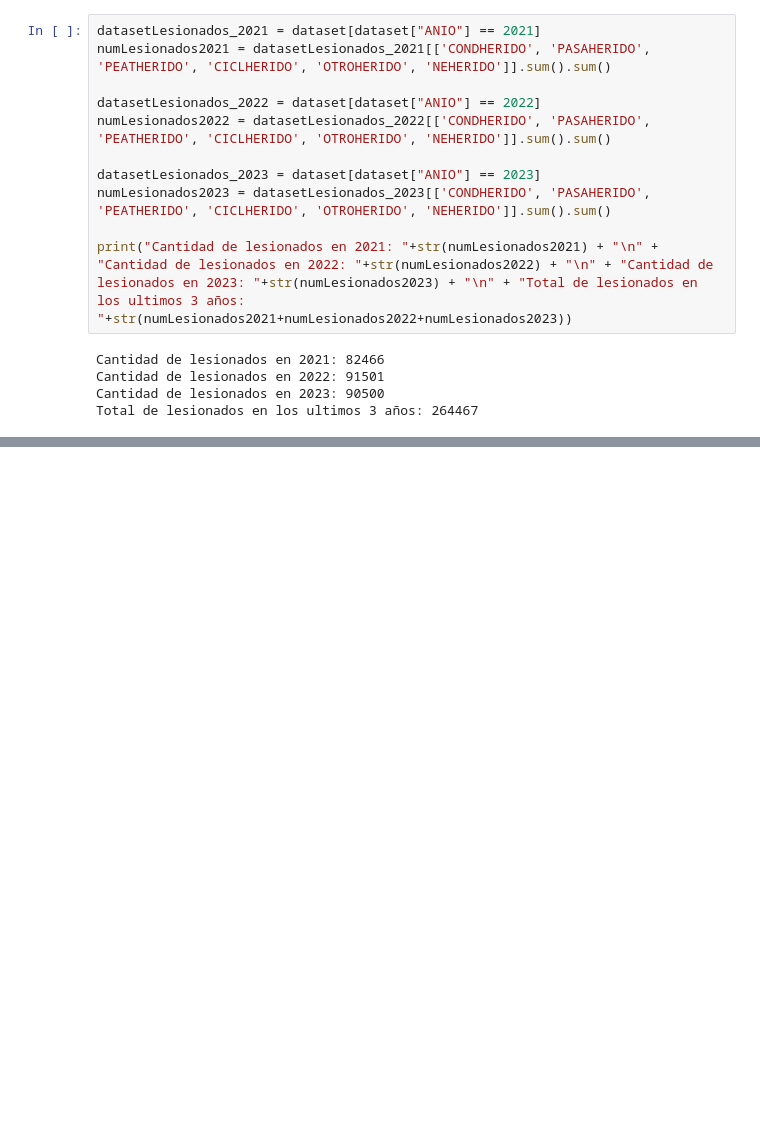
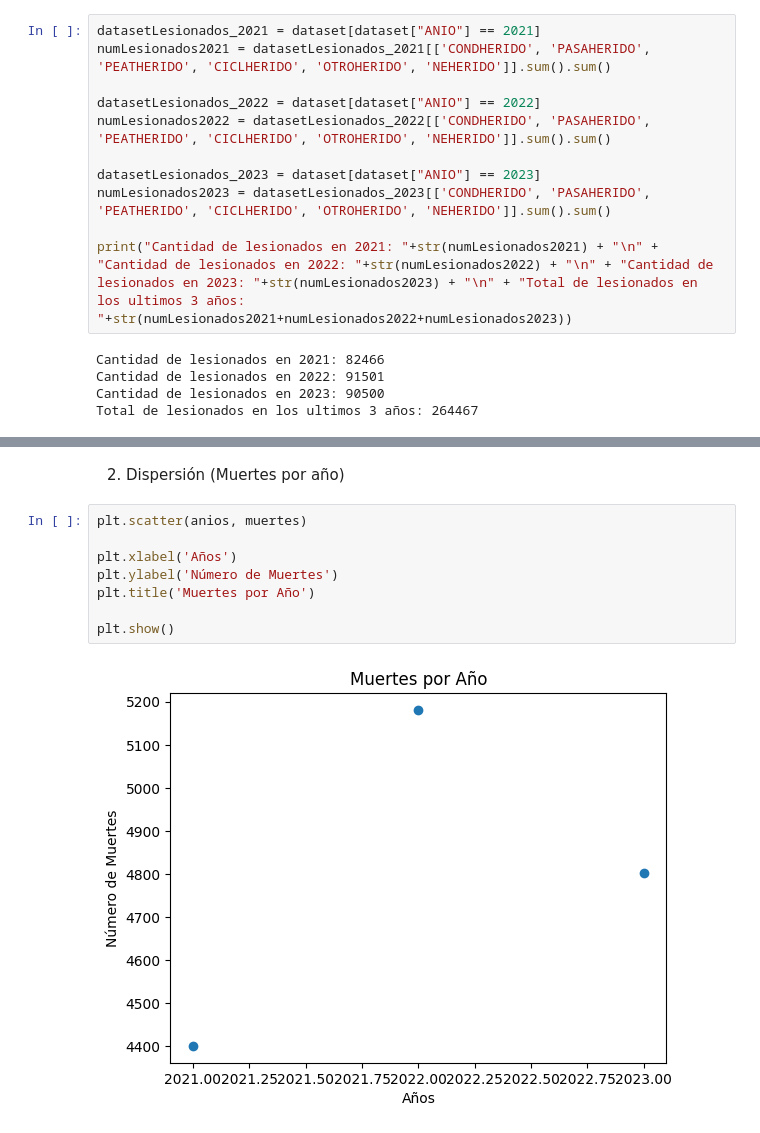
Before and after one commit to BrayanAviles/ATUS-Ejercicios, a Jupyter notebook: atus.ipynb, the cells around one changed output, grey strips where cells are left out. Drawn from its saved outputs; the diff is of its cells as text; blank space fills up the shorter version.

```diff
--- a/atus.ipynb
+++ b/atus.ipynb
@@ -107,0 +160,12 @@ Total de lesionados en los ultimos 3 años: 264467
+# %% [markdown]
+2. Dispersión (Muertes por año)
+# %%
+plt.scatter(anios, muertes)
+
+plt.xlabel('Años')
+plt.ylabel('Número de Muertes')
+plt.title('Muertes por Año')
+
+plt.show()
+# %% [output]
+[figure, added]
```
Also changed, not shown: parts of 9 cells of this notebook, 1 other file.
